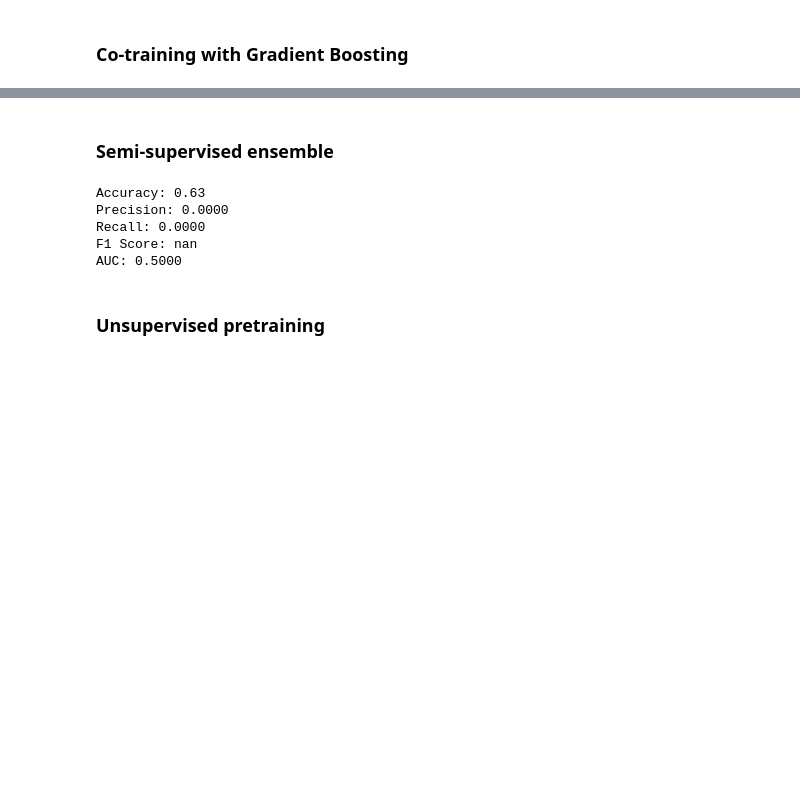
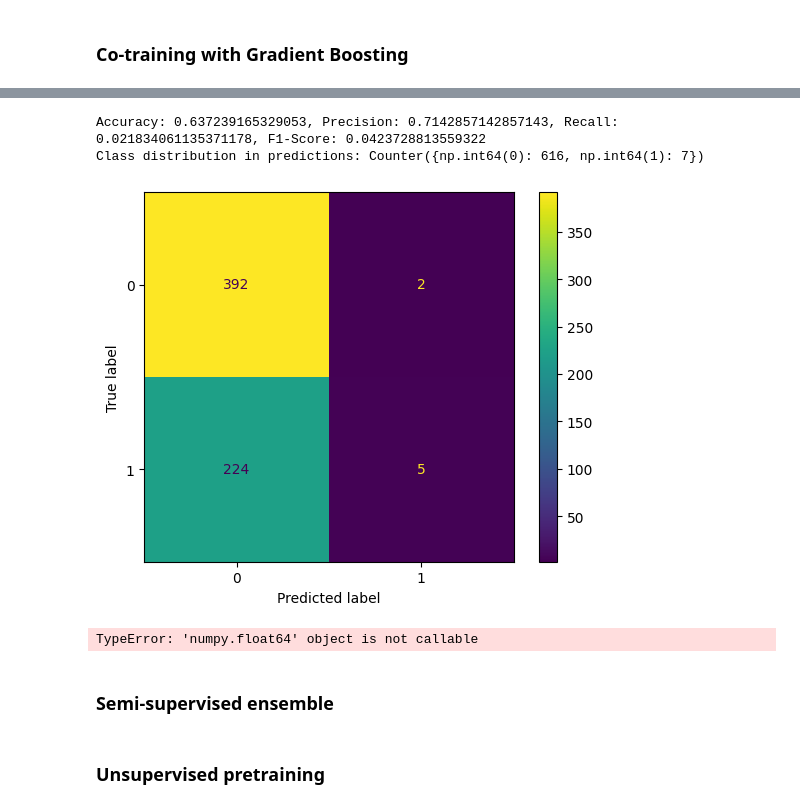
Before and after one commit to Harsheys21/Semi-Supervised-SSL, a Jupyter notebook: semi-supervised-learning.ipynb, the cells around one changed output, grey strips where cells are left out. Drawn from its saved outputs; the diff is of its cells as text; code cells hidden in the pictures; blank space fills up the shorter version.

```diff
--- a/semi-supervised-learning.ipynb
+++ b/semi-supervised-learning.ipynb
@@ -252,7 +253,7 @@ clf1.fit(X_labeled_view1, y_labeled)
 clf2.fit(X_labeled_view2, y_labeled)
 
 max_iterations = 10
-confidence_threshold = 0.9
+confidence_threshold = 0.8
 
 X_unlabeled_view1 = X_unlabeled_view1.reset_index(drop=True)
 X_unlabeled_view2 = X_unlabeled_view2.reset_index(drop=True)
@@ -343,3 +354,44 @@ Final accuracy on test set: 0.6324
+# %%
+from collections import Counter
+
+accuracy = accuracy_score(y_mushroom_test, final_predictions)
+recall = recall_score(y_mushroom_test, final_predictions)
+precision = precision_score(y_mushroom_test, final_predictions)
+f1 = f1_score(y_mushroom_test, final_predictions)
+
+# print the precision, recall, f1 score, and plot roc curve
+print(f"Accuracy: {accuracy}, Precision: {precision}, Recall: {recall}, F1-Score: {f1}")
+print(f"Class distribution in predictions: {Counter(final_predictions)}")
+
+cm = confusion_matrix(y_mushroom_test, final_predictions)
+disp = ConfusionMatrixDisplay(confusion_matrix=cm)
+fig, ax = plt.subplots()
+disp.plot(ax=ax)
+plt.show()
+
+# Create the ROC curve for a binary classification task
+# Assuming `avg_probs_test[:, 1]` gives the probabilities for the positive class
+fpr, tpr, _ = roc_curve(y_mushroom_test, final_predictions)  # Adjust index for positive class if needed
+roc_auc = roc_auc_score(y_mushroom_test, final_predictions)
+name = "hi"
+plot_roc_curve(fpr, tpr, f"{name} (AUC = {roc_auc:.2f})")
+
+
+# Plot the ROC curve
+plt.figure(figsize=(10, 8))
+plt.plot(fpr, tpr, color='blue', lw=2, label=f"ROC Curve (AUC = {roc_auc:.4f})")
+plt.plot([0, 1], [0, 1], color='gray', linestyle='--', label="Random Guess")
+plt.xlabel("False Positive Rate", fontsize=14)
+plt.ylabel("True Positive Rate", fontsize=14)
+plt.title("ROC Curve", fontsize=16)
+plt.legend(loc="lower right", fontsize=12)
+plt.grid()
+plt.show()
+# %% [output]
+Accuracy: 0.637239165329053, Precision: 0.7142857142857143, Recall: 0.021834061135371178, F1-Score: 0.0423728813559322
+Class distribution in predictions: Counter({np.int64(0): 616, np.int64(1): 7})
+[figure, added]
+TypeError: 'numpy.float64' object is not callable
 # %% [markdown]
 ### Semi-supervised ensemble
 # %%
@@ -422,12 +474,6 @@ print(f"Precision: {precision:.4f}")
 print(f"Recall: {recall:.4f}")
 print(f"F1 Score: {f1:.4f}")
 print(f"AUC: {auc:.4f}")
-# %% [output]
-Accuracy: 0.63
-Precision: 0.0000
-Recall: 0.0000
-F1 Score: nan
-AUC: 0.5000
 # %% [markdown]
 ### Unsupervised pretraining
 # %%
```
Also changed, not shown: parts of 7 cells of this notebook.
